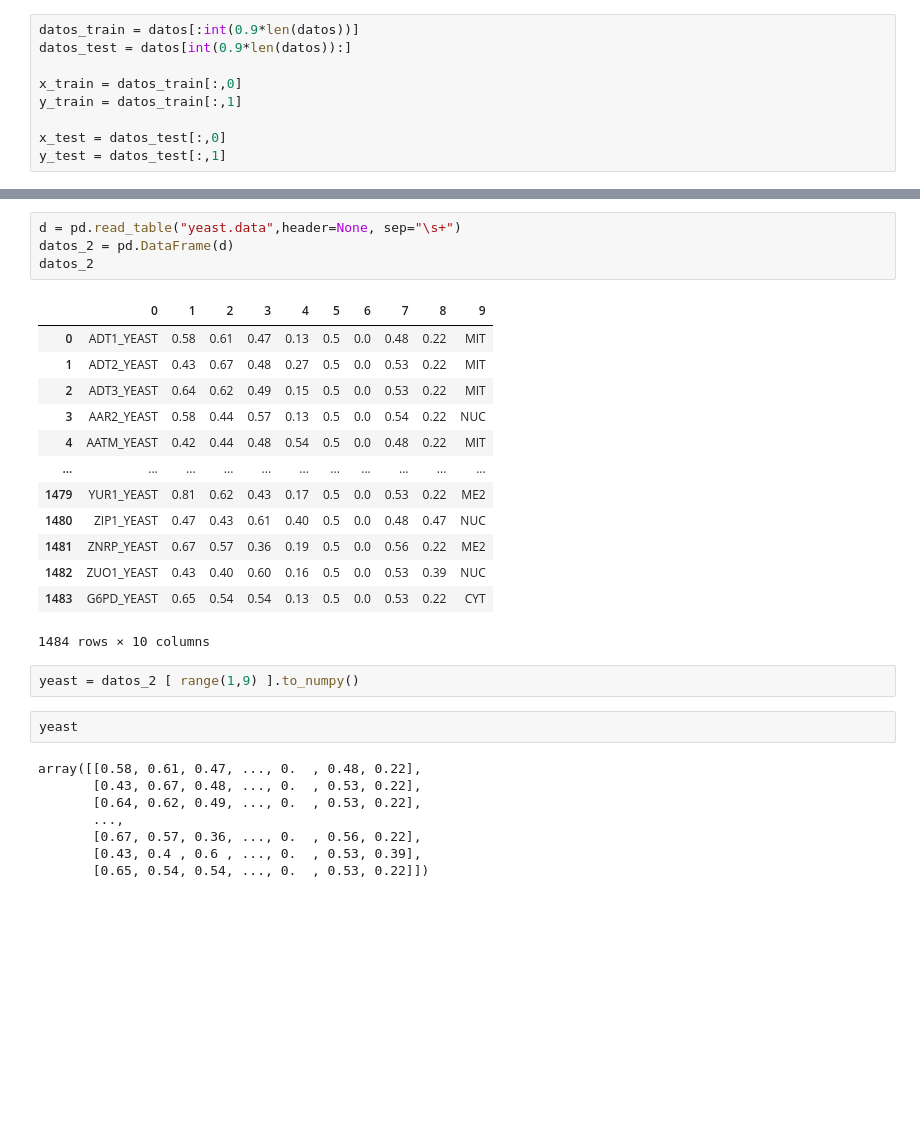
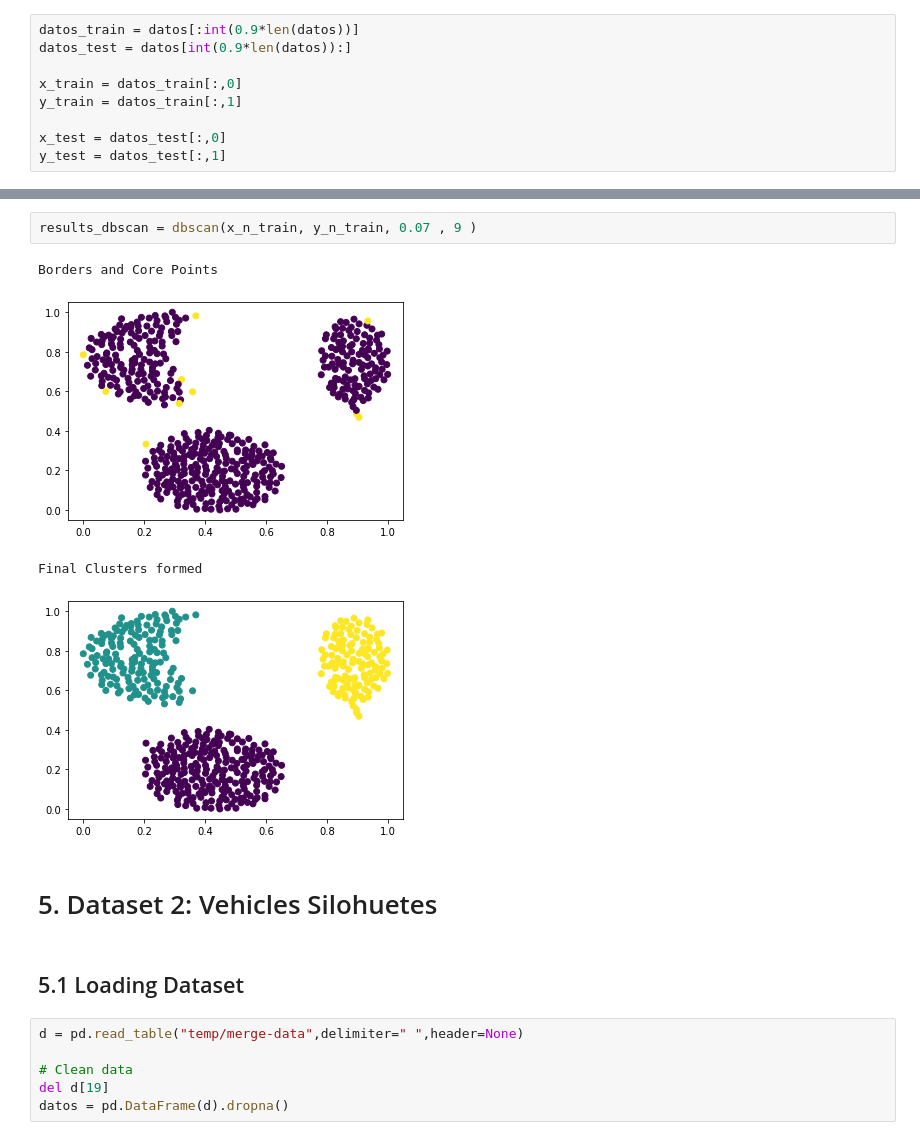
Before and after one commit to luantber/ml_project1, a Jupyter notebook: part1.ipynb, the cells around one changed output, grey strips where cells are left out. Drawn from its saved outputs; the diff is of its cells as text; blank space fills up the shorter version.

```diff
--- a/part1.ipynb
+++ b/part1.ipynb
@@ -307,30 +402,17 @@ dbscan(x_n_train,y_n_train,0.07, 9 )
+# %%
+results_dbscan = dbscan(x_n_train, y_n_train, 0.07 , 9 )
+# %% [output]
+Borders and Core Points
+[figure, added]
+Final Clusters formed
+[figure, added]
+# %% [markdown]
+# 5. Dataset 2: Vehicles Silohuetes
+# %% [markdown]
+## 5.1 Loading Dataset
 # %%
-d = pd.read_table("yeast.data",header=None, sep="\s+")
-datos_2 = pd.DataFrame(d)
-datos_2
+d = pd.read_table("temp/merge-data",delimiter=" ",header=None)
+
+# Clean data
+del d[19]
+datos = pd.DataFrame(d).dropna()
-# %% [output]
-|  | 0 | 1 | 2 | 3 | 4 | 5 | 6 | 7 | 8 | 9 |
-| 0 | ADT1_YEAST | 0.58 | 0.61 | 0.47 | 0.13 | 0.5 | 0.0 | 0.48 | 0.22 | MIT |
-| 1 | ADT2_YEAST | 0.43 | 0.67 | 0.48 | 0.27 | 0.5 | 0.0 | 0.53 | 0.22 | MIT |
-| 2 | ADT3_YEAST | 0.64 | 0.62 | 0.49 | 0.15 | 0.5 | 0.0 | 0.53 | 0.22 | MIT |
-| 3 | AAR2_YEAST | 0.58 | 0.44 | 0.57 | 0.13 | 0.5 | 0.0 | 0.54 | 0.22 | NUC |
-| 4 | AATM_YEAST | 0.42 | 0.44 | 0.48 | 0.54 | 0.5 | 0.0 | 0.48 | 0.22 | MIT |
-| ... | ... | ... | ... | ... | ... | ... | ... | ... | ... | ... |
-| 1479 | YUR1_YEAST | 0.81 | 0.62 | 0.43 | 0.17 | 0.5 | 0.0 | 0.53 | 0.22 | ME2 |
-| 1480 | ZIP1_YEAST | 0.47 | 0.43 | 0.61 | 0.40 | 0.5 | 0.0 | 0.48 | 0.47 | NUC |
-| 1481 | ZNRP_YEAST | 0.67 | 0.57 | 0.36 | 0.19 | 0.5 | 0.0 | 0.56 | 0.22 | ME2 |
-| 1482 | ZUO1_YEAST | 0.43 | 0.40 | 0.60 | 0.16 | 0.5 | 0.0 | 0.53 | 0.39 | NUC |
-| 1483 | G6PD_YEAST | 0.65 | 0.54 | 0.54 | 0.13 | 0.5 | 0.0 | 0.53 | 0.22 | CYT |
-1484 rows × 10 columns
-# %%
-yeast = datos_2 [ range(1,9) ].to_numpy()
-# %%
-yeast
-# %% [output]
-array([[0.58, 0.61, 0.47, ..., 0.  , 0.48, 0.22],
-       [0.43, 0.67, 0.48, ..., 0.  , 0.53, 0.22],
-       [0.64, 0.62, 0.49, ..., 0.  , 0.53, 0.22],
-       ...,
-       [0.67, 0.57, 0.36, ..., 0.  , 0.56, 0.22],
-       [0.43, 0.4 , 0.6 , ..., 0.  , 0.53, 0.39],
-       [0.65, 0.54, 0.54, ..., 0.  , 0.53, 0.22]])
```
Also changed, not shown: parts of 39 cells of this notebook, 2 other files.
